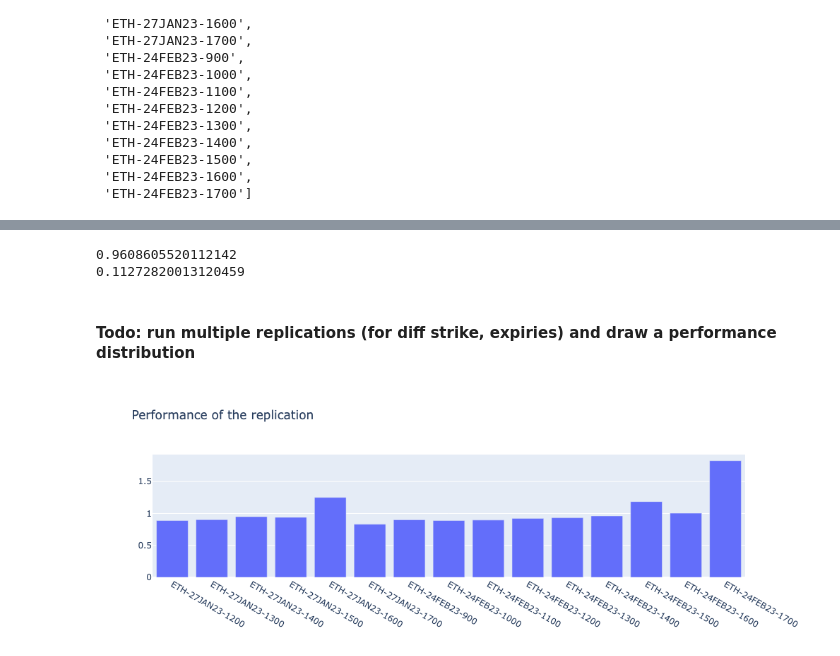
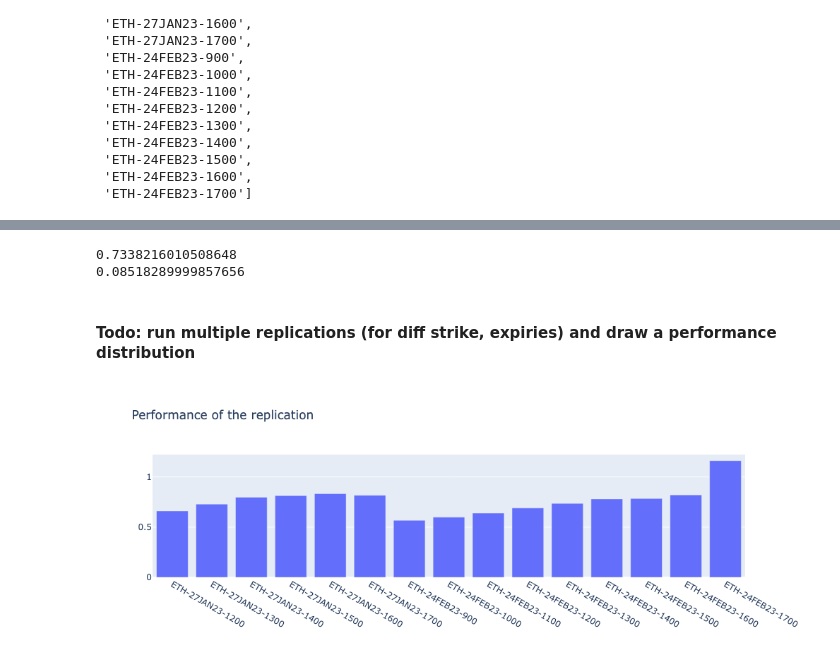
Before and after one commit to DeltaDex-Protocol/research, a Jupyter notebook: backtests.ipynb, the cells around one changed output, grey strips where cells are left out. Saved outputs shown, nothing was run; the diff lists cells and outputs as text; code cells hidden in the pictures.

```diff
--- a/backtests.ipynb
+++ b/backtests.ipynb
@@ -50,7 +50,8 @@ def get_timedelta_in_years(timedelta):
 # %%
 def preprocessing(option_name, option_type):
     selected_option = (df[(df.full_name == option_name)][df.current_time > '2023-01-04'][df.type == option_type])
-    selected_option['timedelta'] = selected_option.apply(lambda x: get_timedelta_in_years(datetime.fromisoformat(x['expiry']) - datetime.fromisoformat(x['current_time'])), axis=1)
+    selected_option['timedelta'] = selected_option.apply(lambda x: get_timedelta_in_years(datetime.fromisoformat(x['expiry']) - datetime.fromisoformat(x['current_time'])), axis=1).astype(float)
+
 
     selected_option['mid_price'] = selected_option['mid_price'].fillna(0)
     selected_option['ask_price'] = selected_option['ask_price'].fillna(0)
@@ -82,17 +83,27 @@ def preprocessing(option_name, option_type):
     return filtered
 # %%
 def backtest(df):
+
+    swap_fee = 0.05 / 100
+    tx_cost = 0.5 # in usdc
 
     asset = 0
     initial_usdc = 0
     usdc = initial_usdc
     prev_asset = asset
 
+    total_swap_fees = 0
+    total_tx_costs = 0
+
     for i in range(len(df)):
         prev_asset = asset
         asset = df['BS_delta'].iloc[i]
-        usdc = usdc - (asset - prev_asset) * df['underlying_price'].iloc[i]
+        usdc = usdc - (asset - prev_asset) * df['underlying_price'].iloc[i] * (1 + swap_fee) - tx_cost
 
+        total_swap_fees += abs(swap_fee * (asset - prev_asset)) * df['underlying_price'].iloc[i]
+        total_tx_costs += tx_cost
+
+    print("total_swap_fees: {}, total_tx_costs: {}".format(total_swap_fees, total_tx_costs))
     return asset*df['underlying_price'].iloc[-1] + usdc - initial_usdc
 # %%
 # datetime.strptime(selected_put.iloc[5]['expiry'], "%Y %m %d %I:%M%p")
@@ -139,7 +177,9 @@ def test(option_name):
 # %%
 def performance(option_name):
+
     filtered = preprocessing(option_name = option_name, option_type = 'put')
-    replicated_pnl = backtest(filtered[filtered.index % 10 == 0])
+    filtered = filtered[(filtered.index == len(filtered.index) - 1) | (filtered.index % 18 == 0)]
+    replicated_pnl = backtest(filtered)
 
     init_option_price = filtered['mid_price'].iloc[0] * filtered['underlying_price'].iloc[0]
 
@@ -149,8 +189,9 @@ def performance(option_name):
 
     pnl = calculate_option_PnL(filtered['underlying_price'].iloc[0], filtered['underlying_price'].iloc[-1], filtered['strike'].iloc[0],
                                filtered['mid_price'].iloc[0], filtered['mid_price'].iloc[-1])
-    print('------')
+    # print('------')
     print('option_name:', option_name)
+    print('average time between replications (hrs): {}'.format(get_timedelta_in_years(datetime.fromisoformat(filtered['current_time'].iloc[-1]) - datetime.fromisoformat(filtered['current_time'].iloc[0])) / len(filtered['current_time']) * 365 * 24))
     print('start time:', filtered['current_time'].iloc[0])
     print('init_option_price: {}, final_option_price: {}'.format(init_option_price, final_option_price))
     print("rep_pnl: {}, initial_price: {}, pnl: {}".format(replicated_pnl, initial_price, pnl))
@@ -367,8 +289,8 @@ res
 print(np.mean(list(map(lambda x: x[1], res[:-1]))))
 print(np.std(list(map(lambda x: x[1], res[:-1]))))
 # %% [output]
-0.9608605520112142
-0.11272820013120459
+0.7338216010508648
+0.08518289999857656
 # %%
 # filtered
 # %% [markdown]
@@ -381,22 +303,22 @@ import plotly.express as px
 
 # fig.show()
 # %%
-dices2 = pd.DataFrame(np.random.randint(low=1, high=7, size=(100, 2)), columns=('Кость 1', 'Кость 2'))
-dices2['Сумма'] = dices2['Кость 1'] + dices2['Кость 2']
-dices3 = pd.DataFrame(np.random.randint(low=1, high=7, size=(1000, 2)), columns=('Кость 1', 'Кость 2'))
-dices3['Сумма'] = dices3['Кость 1'] + dices3['Кость 2']
+# dices2 = pd.DataFrame(np.random.randint(low=1, high=7, size=(100, 2)), columns=('Кость 1', 'Кость 2'))
+# dices2['Сумма'] = dices2['Кость 1'] + dices2['Кость 2']
+# dices3 = pd.DataFrame(np.random.randint(low=1, high=7, size=(1000, 2)), columns=('Кость 1', 'Кость 2'))
+# dices3['Сумма'] = dices3['Кость 1'] + dices3['Кость 2']
 
 fig = go.Figure(layout = {"title": {"text": "Performance of the replication"}})
 # fig.add_trace(go.Histogram(x=dices['Сумма']))
 for i in range(len(res)):
     # fig.add_trace(go.Histogram(x=r))
     # fig.add_trace(go.Histogram(x=r))
     fig2 = px.bar(res[i], x=np.array([res[i][0]]), y=np.array([res[i][1]]))
 
     # fig2 = px.bar(df, x="x", y="y")
     fig.add_trace(fig2.data[0])
 
 # fig.add_trace(go.Histogram(x=dices3['Сумма']))
 fig.show()
 # %% [output]
-[figure, old version]
+[figure, new version]
```
Also changed, not shown: parts of 9 cells of this notebook.
